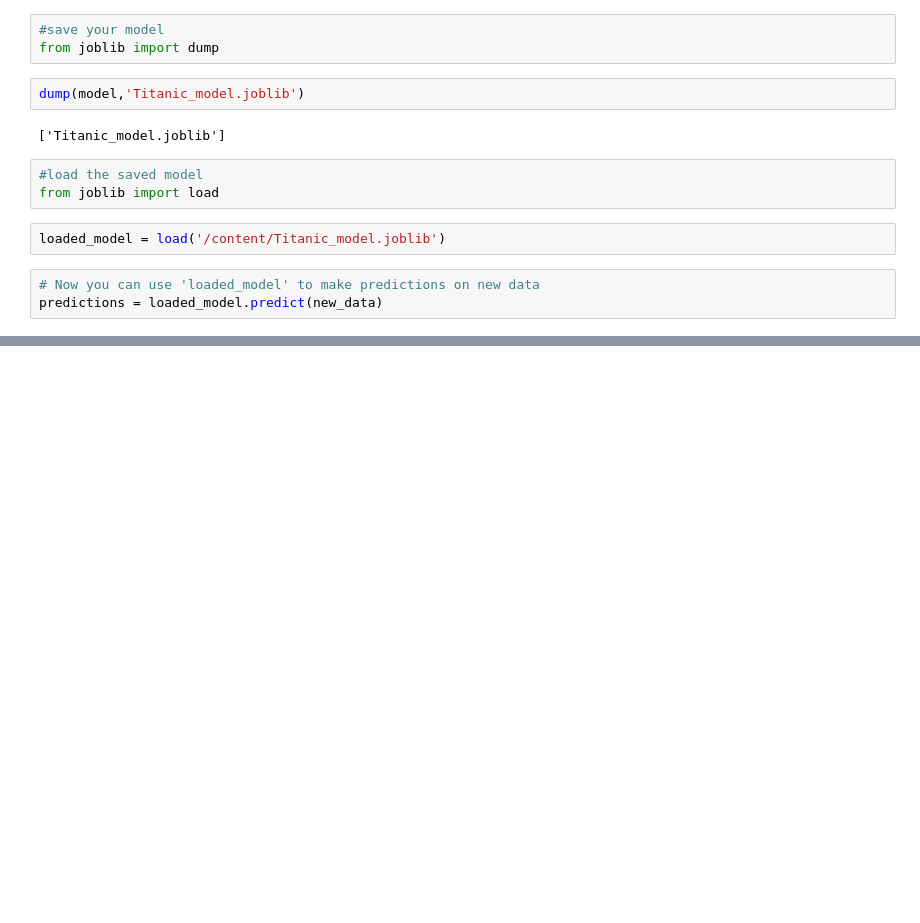
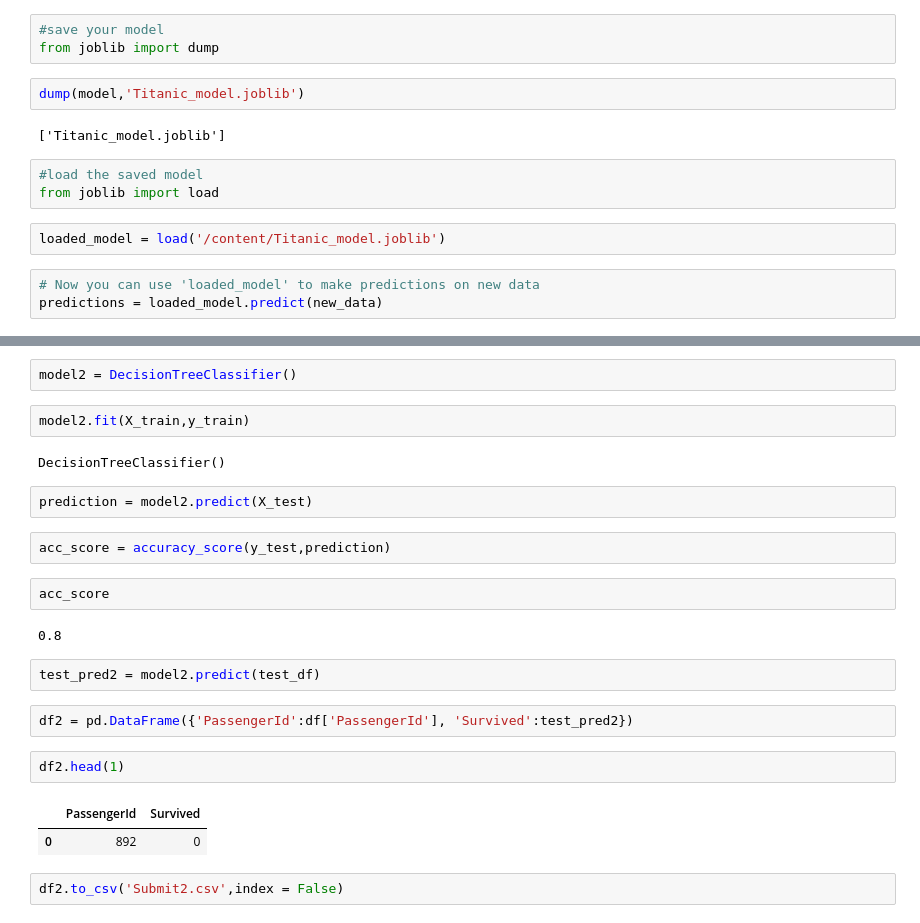
Before and after one commit to magubane94/Integrated_Project, a Jupyter notebook: Titanic.ipynb, the cells around one changed output, grey strips where cells are left out. Cells and saved outputs as stored; diff of their text form; blank space fills up the shorter version.

```diff
--- a/Titanic.ipynb
+++ b/Titanic.ipynb
@@ -328,0 +332,25 @@ predictions = loaded_model.predict(new_data)
+# %%
+model2 = DecisionTreeClassifier()
+# %%
+model2.fit(X_train,y_train)
+# %% [output]
+DecisionTreeClassifier()
+# %%
+prediction = model2.predict(X_test)
+# %%
+acc_score = accuracy_score(y_test,prediction)
+# %%
+acc_score
+# %% [output]
+0.8
+# %%
+test_pred2 = model2.predict(test_df)
+# %%
+df2 = pd.DataFrame({'PassengerId':df['PassengerId'], 'Survived':test_pred2})
+# %%
+df2.head(1)
+# %% [output]
+|  | PassengerId | Survived |
+| 0 | 892 | 0 |
+# %%
+df2.to_csv('Submit2.csv',index = False)
```
Also changed, not shown: parts of 1 cell of this notebook.
